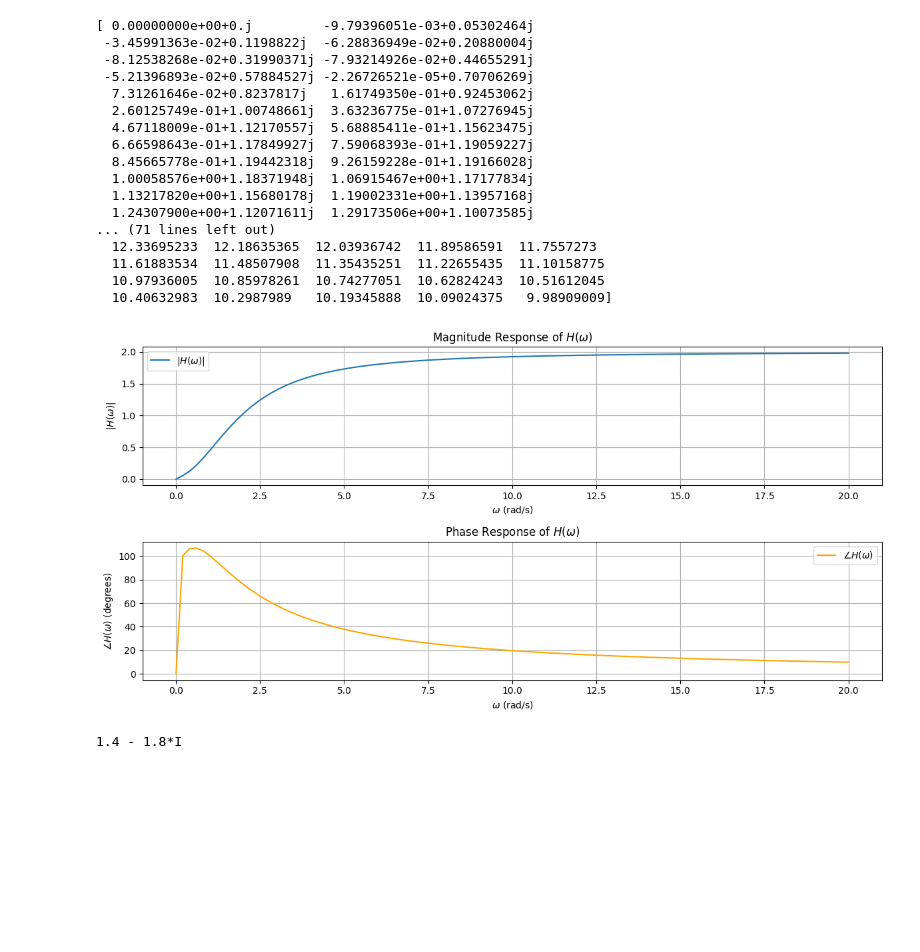
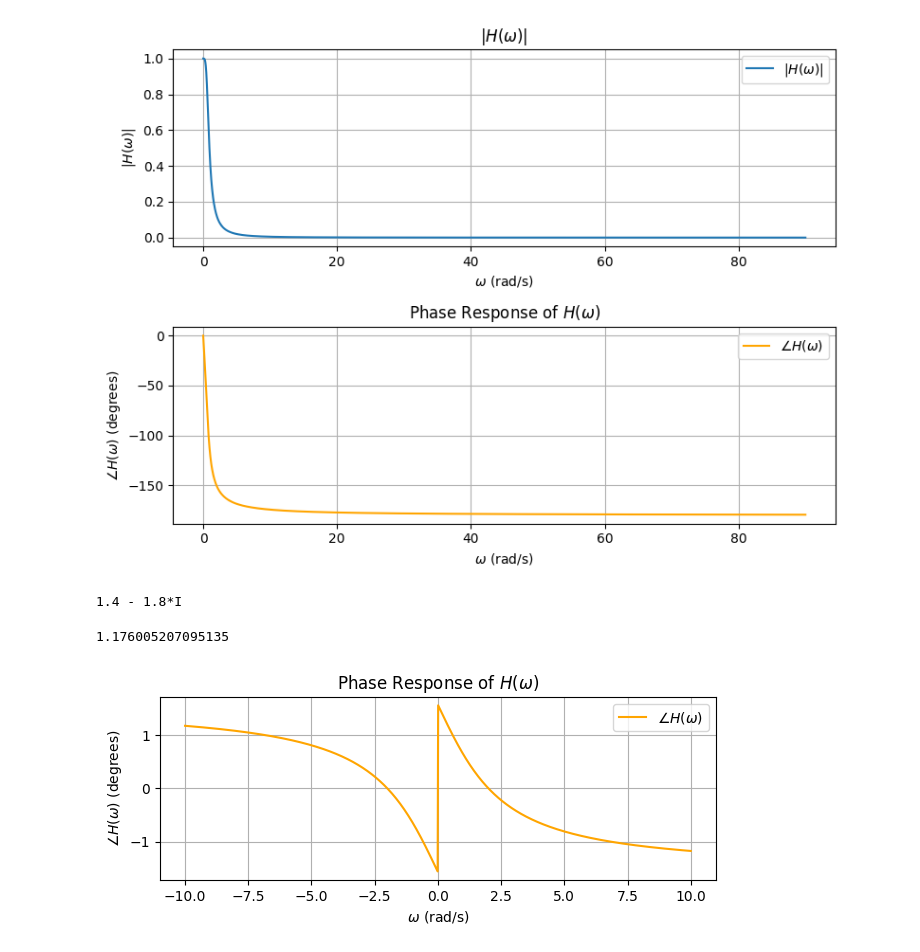
Before and after one commit to ZJUI-ME-course/25SP-ECE211, a Jupyter notebook: h(w).ipynb, the cells around one changed output. Saved outputs shown, nothing was run; the diff lists cells and outputs as text; code cells hidden in the pictures; blank space fills up the shorter version.

```diff
--- a/h(w).ipynb
+++ b/h(w).ipynb
@@ -3,65 +3,50 @@ import numpy as np
 import matplotlib.pyplot as plt
 
 # 定义频率范围
-omega = np.linspace(0, 20, 100)  # 从0到20弧度/秒，1000个点
+omega = np.linspace(0, 90, 10000)  # 从0到20弧度/秒，1000个点
 # print(omega)
 # 定义传递函数的分子和分母
-numerator = 1j * omega - 2 * omega**2
-denominator = 4 - omega**2 + 1j * 4 * omega
+numerator = -1j
+denominator = 2*omega+1j*(2*omega**2-1)
 
 # 计算传递函数的值
 H = numerator / denominator
-print(H)
+# print(H)
 
 # 幅度响应
 magnitude = np.abs(H)
-print(magnitude)
+# print(magnitude)
 
 # 相位响应
 phase = np.angle(H, deg=True)  # 将相位转换为度
-print(phase)
+# print(phase)
 
 
 # 绘制幅度响应
-plt.figure(figsize=(12, 6))
+plt.figure(figsize=(8, 6))
 plt.subplot(2, 1, 1)
 plt.plot(omega, magnitude, label=r'$|H(\omega)|$')
 plt.xlabel(r'$\omega$ (rad/s)')
 plt.ylabel(r'$|H(\omega)|$')
-plt.title(r'Magnitude Response of $H(\omega)$')
+plt.title(r'$|H(\omega)|$')
+
+# plt.title(r'R=10')
 plt.grid(True)
 plt.legend()
 
 # 绘制相位响应
 plt.subplot(2, 1, 2)
 plt.plot(omega, phase, label=r'$\angle H(\omega)$', color='orange')
 plt.xlabel(r'$\omega$ (rad/s)')
 plt.ylabel(r'$\angle H(\omega)$ (degrees)')
 plt.title(r'Phase Response of $H(\omega)$')
 plt.grid(True)
 plt.legend()
 
 plt.tight_layout()
 plt.show()
 # %% [output]
-[ 0.00000000e+00+0.j         -9.79396051e-03+0.05302464j
- -3.45991363e-02+0.1198822j  -6.28836949e-02+0.20880004j
- -8.12538268e-02+0.31990371j -7.93214926e-02+0.44655291j
- -5.21396893e-02+0.57884527j -2.26726521e-05+0.70706269j
-  7.31261646e-02+0.8237817j   1.61749350e-01+0.92453062j
-  2.60125749e-01+1.00748661j  3.63236775e-01+1.07276945j
-  4.67118009e-01+1.12170557j  5.68885411e-01+1.15623475j
-  6.66598643e-01+1.17849927j  7.59068393e-01+1.19059227j
-  8.45665778e-01+1.19442318j  9.26159228e-01+1.19166028j
-  1.00058576e+00+1.18371948j  1.06915467e+00+1.17177834j
-  1.13217820e+00+1.15680178j  1.19002331e+00+1.13957168j
-  1.24307900e+00+1.12071611j  1.29173506e+00+1.10073585j
-... (71 lines left out)
-  12.33695233  12.18635365  12.03936742  11.89586591  11.7557273
-  11.61883534  11.48507908  11.35435251  11.22655435  11.10158775
-  10.97936005  10.85978261  10.74277051  10.62824243  10.51612045
-  10.40632983  10.2987989   10.19345888  10.09024375   9.98909009]
-[figure, old version]
+[figure, new version]
 # %%
 from sympy import *
 v=S('v')
@@ -71,3 +56,37 @@ an=solve([q1],v)[v]
 print(an-4)
 # %% [output]
 1.4 - 1.8*I
+# %%
+from sympy import *
+from math import *
+import numpy as np
+
+import matplotlib.pyplot as plt
+# omega=S('omega')
+omega = np.linspace(-10, 10, 1000)  # 从0到20弧度/秒，1000个点
+numerator=4*omega**2+(4*omega-omega**3)*1j
+denominator=(4+omega**2)**2
+H = numerator / denominator
+
+
+magnitude = abs(H)
+# print(magnitude)
+
+
+# 相位响应
+phase = np.angle(H, deg=True)/180*pi  # 将相位转换为度
+print(phase[0])
+
+plt.subplot(2, 1, 2)
+plt.plot(omega, phase, label=r'$\angle H(\omega)$', color='orange')
+plt.xlabel(r'$\omega$ (rad/s)')
+plt.ylabel(r'$\angle H(\omega)$ (degrees)')
+plt.title(r'Phase Response of $H(\omega)$')
+plt.grid(True)
+plt.legend()
+
+plt.tight_layout()
+plt.show()
+# %% [output]
+1.176005207095135
+[figure, added]
```
Also changed, not shown: parts of 4 cells of this notebook.
